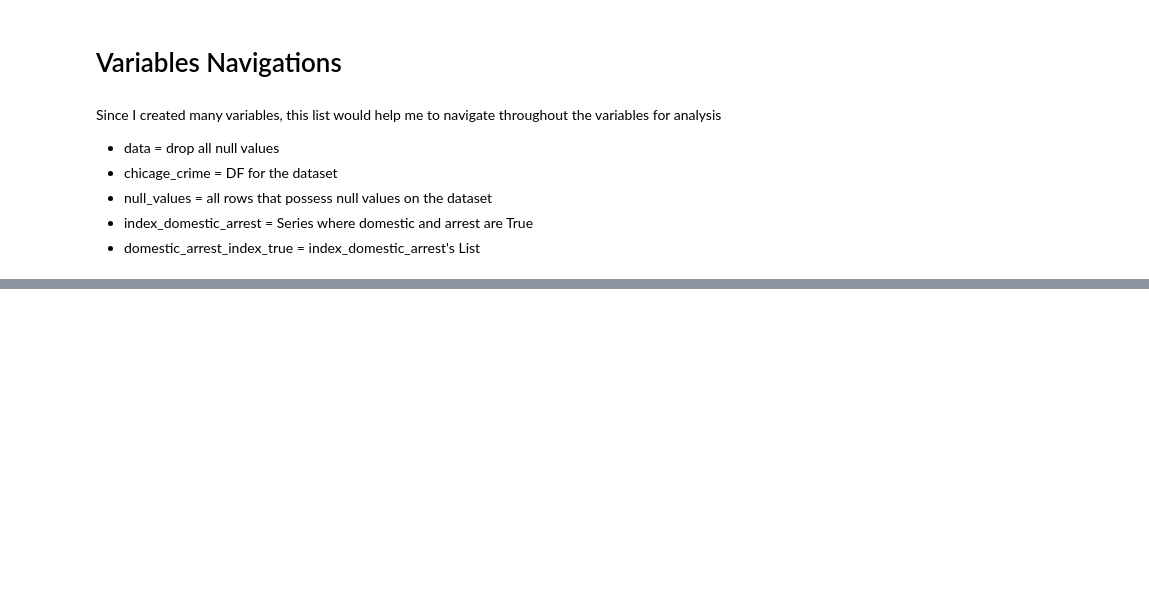
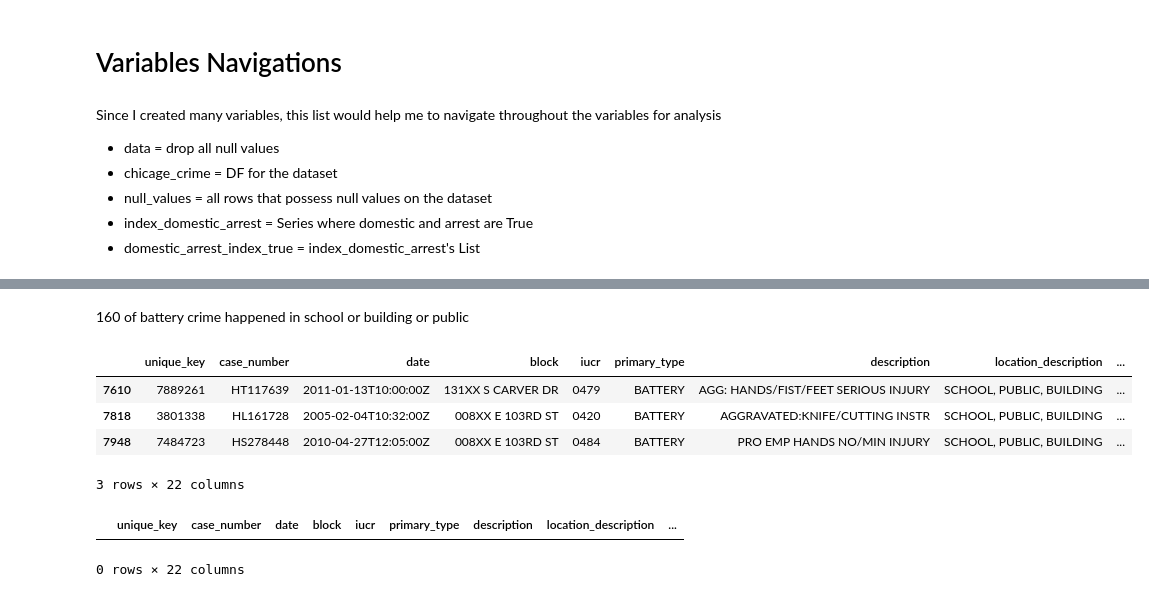
Before and after one commit to dwipaalfarisi/project-data-analysis, a Jupyter notebook: chicago_crime.ipynb, the cells around one changed output, grey strips where cells are left out. Saved outputs shown, nothing was run; the diff lists cells and outputs as text; code cells hidden in the pictures; blank space fills up the shorter version.

```diff
--- a/chicago_crime.ipynb
+++ b/chicago_crime.ipynb
@@ -361,0 +369,4 @@ Since I created many variables, this list would help me to navigate throughout t
+# %%
+# Check BATTERY relation with description, arrest, domestic
+battery_crime = data[data['primary_type'] == 'BATTERY' ]
+battery_crime.shape
@@ -361,0 +441,4 @@ Since I created many variables, this list would help me to navigate throughout t
+# %%
+# Check where battery crime location in school or building
+school_public_building = battery_crime.loc[battery_crime['location_description'].str.contains("SCHOOL|BUILDING|PUBLIC")]
+battery_crime.loc[battery_crime['location_description'].str.contains("SCHOOL|BUILDING|PUBLIC")].tail(2)
@@ -361,0 +450,16 @@ Since I created many variables, this list would help me to navigate throughout t
+# %% [markdown]
+160 of battery crime happened in school or building or public
+# %%
+# Battery crime in school public building lead to arrests
+school_public_building[school_public_building['arrest'] == True][24:27]
+# %% [output]
+|  | unique_key | case_number | date | block | iucr | primary_type | description | location_description | ... |
+| 7610 | 7889261 | HT117639 | 2011-01-13T10:00:00Z | 131XX S CARVER DR | 0479 | BATTERY | AGG: HANDS/FIST/FEET SERIOUS INJURY | SCHOOL, PUBLIC, BUILDING | ... |
+| 7818 | 3801338 | HL161728 | 2005-02-04T10:32:00Z | 008XX E 103RD ST | 0420 | BATTERY | AGGRAVATED:KNIFE/CUTTING INSTR | SCHOOL, PUBLIC, BUILDING | ... |
+| 7948 | 7484723 | HS278448 | 2010-04-27T12:05:00Z | 008XX E 103RD ST | 0484 | BATTERY | PRO EMP HANDS NO/MIN INJURY | SCHOOL, PUBLIC, BUILDING | ... |
+3 rows × 22 columns
+# %%
+battery_crime.loc[battery_crime['description'].str.contains("SHOT")]
+# %% [output]
+|  | unique_key | case_number | date | block | iucr | primary_type | description | location_description | ... |
+0 rows × 22 columns
```
Also changed, not shown: parts of 24 cells of this notebook.
